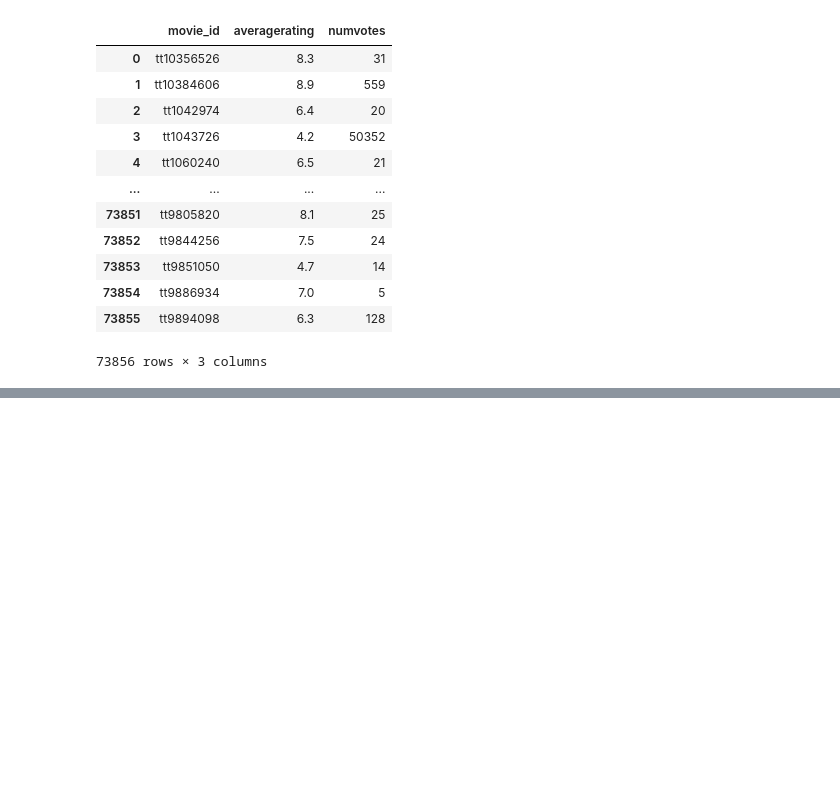
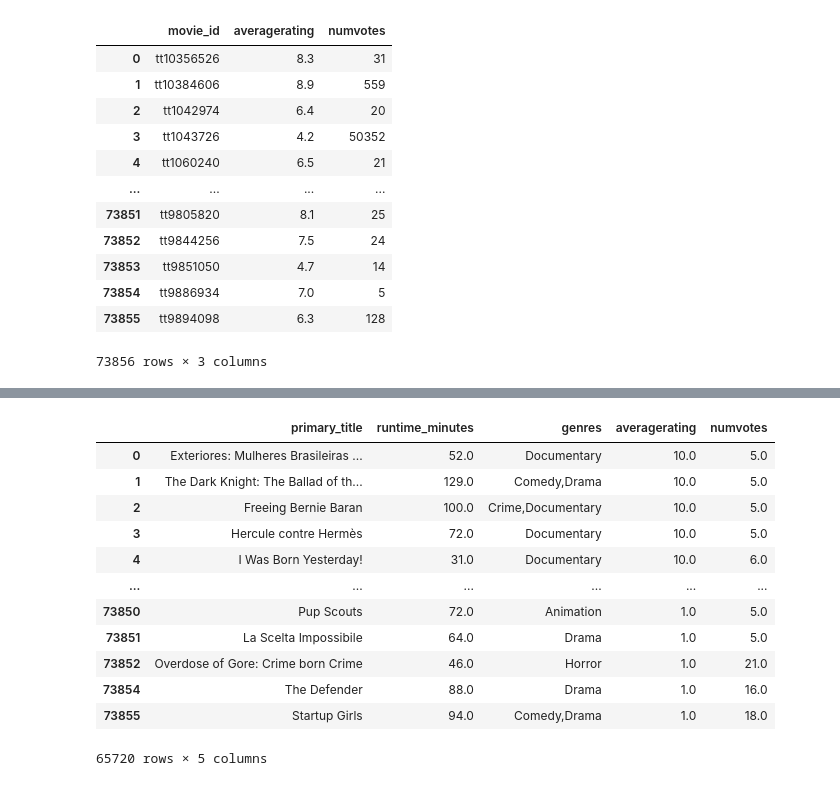
Before and after one commit to jgatharia/DS_Phase_1_Project, a Jupyter notebook: index.ipynb, the cells around one changed output, grey strips where cells are left out. Cells and saved outputs as stored; diff of their text form; code cells hidden in the pictures; blank space fills up the shorter version.

```diff
--- a/index.ipynb
+++ b/index.ipynb
@@ -579,0 +636,26 @@ SELECT *
+# %%
+#left merge the tables movie_basics and movie ratings
+merged_basics_ratings = pd.read_sql("""
+SELECT primary_title, runtime_minutes, genres, averagerating, numvotes
+  FROM movie_basics
+LEFT JOIN movie_ratings
+  USING(movie_id)
+ORDER BY averagerating DESC
+;
+""",conn)
+#Drop the rows with null values
+merged_basics_ratings.dropna()
+# %% [output]
+|  | primary_title | runtime_minutes | genres | averagerating | numvotes |
+| 0 | Exteriores: Mulheres Brasileiras ... | 52.0 | Documentary | 10.0 | 5.0 |
+| 1 | The Dark Knight: The Ballad of th... | 129.0 | Comedy,Drama | 10.0 | 5.0 |
+| 2 | Freeing Bernie Baran | 100.0 | Crime,Documentary | 10.0 | 5.0 |
+| 3 | Hercule contre Hermès | 72.0 | Documentary | 10.0 | 5.0 |
+| 4 | I Was Born Yesterday! | 31.0 | Documentary | 10.0 | 6.0 |
+| ... | ... | ... | ... | ... | ... |
+| 73850 | Pup Scouts | 72.0 | Animation | 1.0 | 5.0 |
+| 73851 | La Scelta Impossibile | 64.0 | Drama | 1.0 | 5.0 |
+| 73852 | Overdose of Gore: Crime born Crime | 46.0 | Horror | 1.0 | 21.0 |
+| 73854 | The Defender | 88.0 | Drama | 1.0 | 16.0 |
+| 73855 | Startup Girls | 94.0 | Comedy,Drama | 1.0 | 18.0 |
+65720 rows × 5 columns
```
Also changed, not shown: parts of 6 cells of this notebook.
